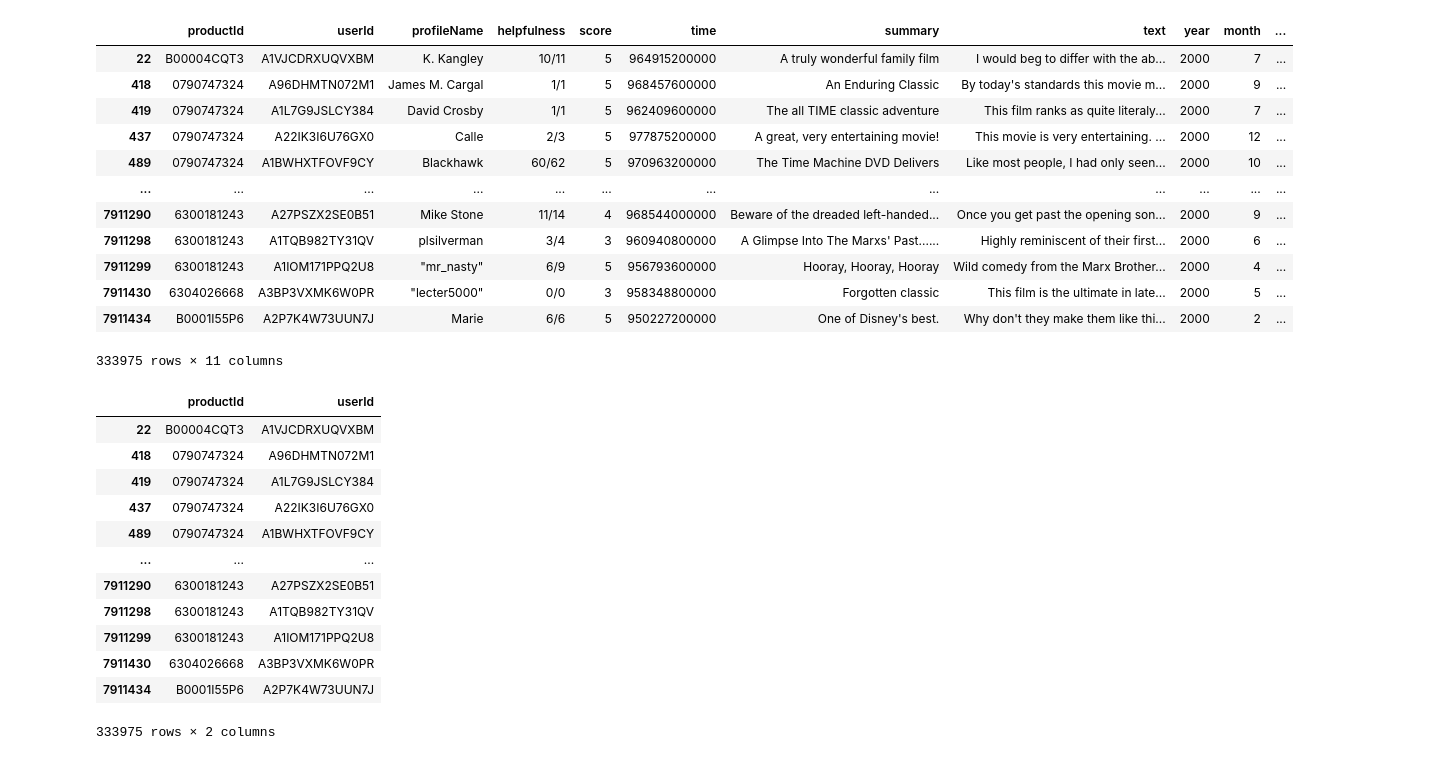
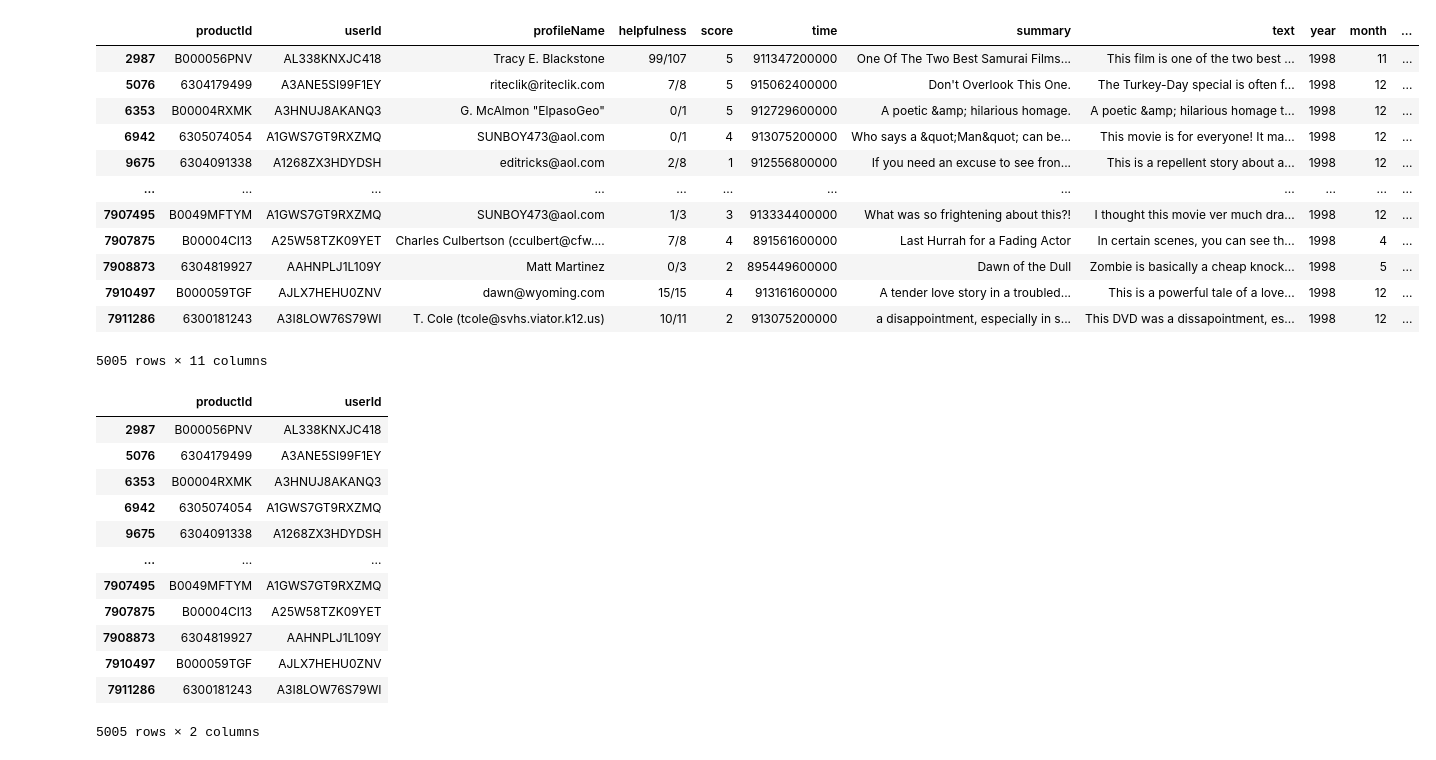
Before and after one commit to dholl018/CS5664FinalProject, a Jupyter notebook: build_monopartite_reviewed_same_movie.ipynb, the cells around one changed output. Saved outputs shown, nothing was run; the diff lists cells and outputs as text; code cells hidden in the pictures.

```diff
--- a/build_monopartite_reviewed_same_movie.ipynb
+++ b/build_monopartite_reviewed_same_movie.ipynb
@@ -3,39 +3,39 @@
 import networkx as nx
 import pandas as pd
 # %%
-df = pd.read_json('data/movies-2000.json')
+df = pd.read_json('data/movies-1998.json')
 df
 # %% [output]
 |  | productId | userId | profileName | helpfulness | score | time | summary | text | year | month | ... |
-| 22 | B00004CQT3 | A1VJCDRXUQVXBM | K. Kangley | 10/11 | 5 | 964915200000 | A truly wonderful family film | I would beg to differ with the ab... | 2000 | 7 | ... |
-| 418 | 0790747324 | A96DHMTN072M1 | James M. Cargal | 1/1 | 5 | 968457600000 | An Enduring Classic | By today's standards this movie m... | 2000 | 9 | ... |
-| 419 | 0790747324 | A1L7G9JSLCY384 | David Crosby | 1/1 | 5 | 962409600000 | The all TIME classic adventure | This film ranks as quite literaly... | 2000 | 7 | ... |
-| 437 | 0790747324 | A22IK3I6U76GX0 | Calle | 2/3 | 5 | 977875200000 | A great, very entertaining movie! | This movie is very entertaining. ... | 2000 | 12 | ... |
-| 489 | 0790747324 | A1BWHXTFOVF9CY | Blackhawk | 60/62 | 5 | 970963200000 | The Time Machine DVD Delivers | Like most people, I had only seen... | 2000 | 10 | ... |
+| 2987 | B000056PNV | AL338KNXJC418 | Tracy E. Blackstone | 99/107 | 5 | 911347200000 | One Of The Two Best Samurai Films... | This film is one of the two best ... | 1998 | 11 | ... |
+| 5076 | 6304179499 | A3ANE5SI99F1EY | riteclik@riteclik.com | 7/8 | 5 | 915062400000 | Don't Overlook This One. | The Turkey-Day special is often f... | 1998 | 12 | ... |
+| 6353 | B00004RXMK | A3HNUJ8AKANQ3 | G. McAlmon "ElpasoGeo" | 0/1 | 5 | 912729600000 | A poetic &amp; hilarious homage. | A poetic &amp; hilarious homage t... | 1998 | 12 | ... |
+| 6942 | 6305074054 | A1GWS7GT9RXZMQ | SUNBOY473@aol.com | 0/1 | 4 | 913075200000 | Who says a &quot;Man&quot; can be... | This movie is for everyone! It ma... | 1998 | 12 | ... |
+| 9675 | 6304091338 | A1268ZX3HDYDSH | editricks@aol.com | 2/8 | 1 | 912556800000 | If you need an excuse to see fron... | This is a repellent story about a... | 1998 | 12 | ... |
 | ... | ... | ... | ... | ... | ... | ... | ... | ... | ... | ... | ... |
-| 7911290 | 6300181243 | A27PSZX2SE0B51 | Mike Stone | 11/14 | 4 | 968544000000 | Beware of the dreaded left-handed... | Once you get past the opening son... | 2000 | 9 | ... |
-| 7911298 | 6300181243 | A1TQB982TY31QV | plsilverman | 3/4 | 3 | 960940800000 | A Glimpse Into The Marxs' Past...... | Highly reminiscent of their first... | 2000 | 6 | ... |
-| 7911299 | 6300181243 | A1IOM171PPQ2U8 | "mr_nasty" | 6/9 | 5 | 956793600000 | Hooray, Hooray, Hooray | Wild comedy from the Marx Brother... | 2000 | 4 | ... |
-| 7911430 | 6304026668 | A3BP3VXMK6W0PR | "lecter5000" | 0/0 | 3 | 958348800000 | Forgotten classic | This film is the ultimate in late... | 2000 | 5 | ... |
-| 7911434 | B0001I55P6 | A2P7K4W73UUN7J | Marie | 6/6 | 5 | 950227200000 | One of Disney's best. | Why don't they make them like thi... | 2000 | 2 | ... |
+| 7907495 | B0049MFTYM | A1GWS7GT9RXZMQ | SUNBOY473@aol.com | 1/3 | 3 | 913334400000 | What was so frightening about this?! | I thought this movie ver much dra... | 1998 | 12 | ... |
+| 7907875 | B00004CI13 | A25W58TZK09YET | Charles Culbertson (cculbert@cfw.... | 7/8 | 4 | 891561600000 | Last Hurrah for a Fading Actor | In certain scenes, you can see th... | 1998 | 4 | ... |
+| 7908873 | 6304819927 | AAHNPLJ1L109Y | Matt Martinez | 0/3 | 2 | 895449600000 | Dawn of the Dull | Zombie is basically a cheap knock... | 1998 | 5 | ... |
+| 7910497 | B000059TGF | AJLX7HEHU0ZNV | dawn@wyoming.com | 15/15 | 4 | 913161600000 | A tender love story in a troubled... | This is a powerful tale of a love... | 1998 | 12 | ... |
+| 7911286 | 6300181243 | A3I8LOW76S79WI | T. Cole (tcole@svhs.viator.k12.us) | 10/11 | 2 | 913075200000 | a disappointment, especially in s... | This DVD was a dissapointment, es... | 1998 | 12 | ... |
-333975 rows × 11 columns
+5005 rows × 11 columns
 # %%
 df_relevant_cols = df[['productId', 'userId']]
 df_relevant_cols
 # %% [output]
 |  | productId | userId |
-| 22 | B00004CQT3 | A1VJCDRXUQVXBM |
-| 418 | 0790747324 | A96DHMTN072M1 |
-| 419 | 0790747324 | A1L7G9JSLCY384 |
-| 437 | 0790747324 | A22IK3I6U76GX0 |
-| 489 | 0790747324 | A1BWHXTFOVF9CY |
+| 2987 | B000056PNV | AL338KNXJC418 |
+| 5076 | 6304179499 | A3ANE5SI99F1EY |
+| 6353 | B00004RXMK | A3HNUJ8AKANQ3 |
+| 6942 | 6305074054 | A1GWS7GT9RXZMQ |
+| 9675 | 6304091338 | A1268ZX3HDYDSH |
 | ... | ... | ... |
-| 7911290 | 6300181243 | A27PSZX2SE0B51 |
-| 7911298 | 6300181243 | A1TQB982TY31QV |
-| 7911299 | 6300181243 | A1IOM171PPQ2U8 |
-| 7911430 | 6304026668 | A3BP3VXMK6W0PR |
-| 7911434 | B0001I55P6 | A2P7K4W73UUN7J |
+| 7907495 | B0049MFTYM | A1GWS7GT9RXZMQ |
+| 7907875 | B00004CI13 | A25W58TZK09YET |
+| 7908873 | 6304819927 | AAHNPLJ1L109Y |
+| 7910497 | B000059TGF | AJLX7HEHU0ZNV |
+| 7911286 | 6300181243 | A3I8LOW76S79WI |
-333975 rows × 2 columns
+5005 rows × 2 columns
 # %%
 edgelist_df = df_relevant_cols.copy(deep=True).merge(df_relevant_cols,
                                                      how='inner',
```
Also changed, not shown: parts of 7 cells of this notebook, 1 other file.
